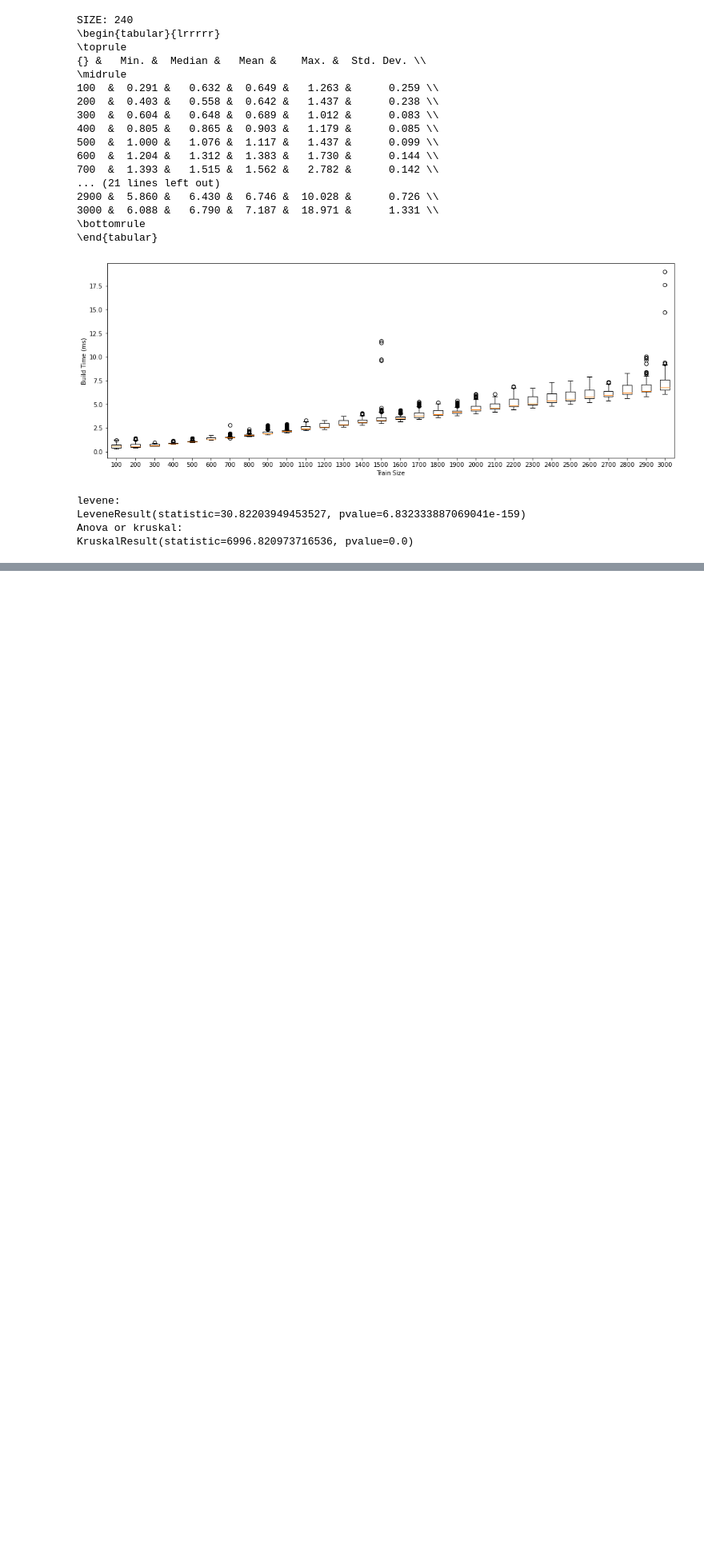
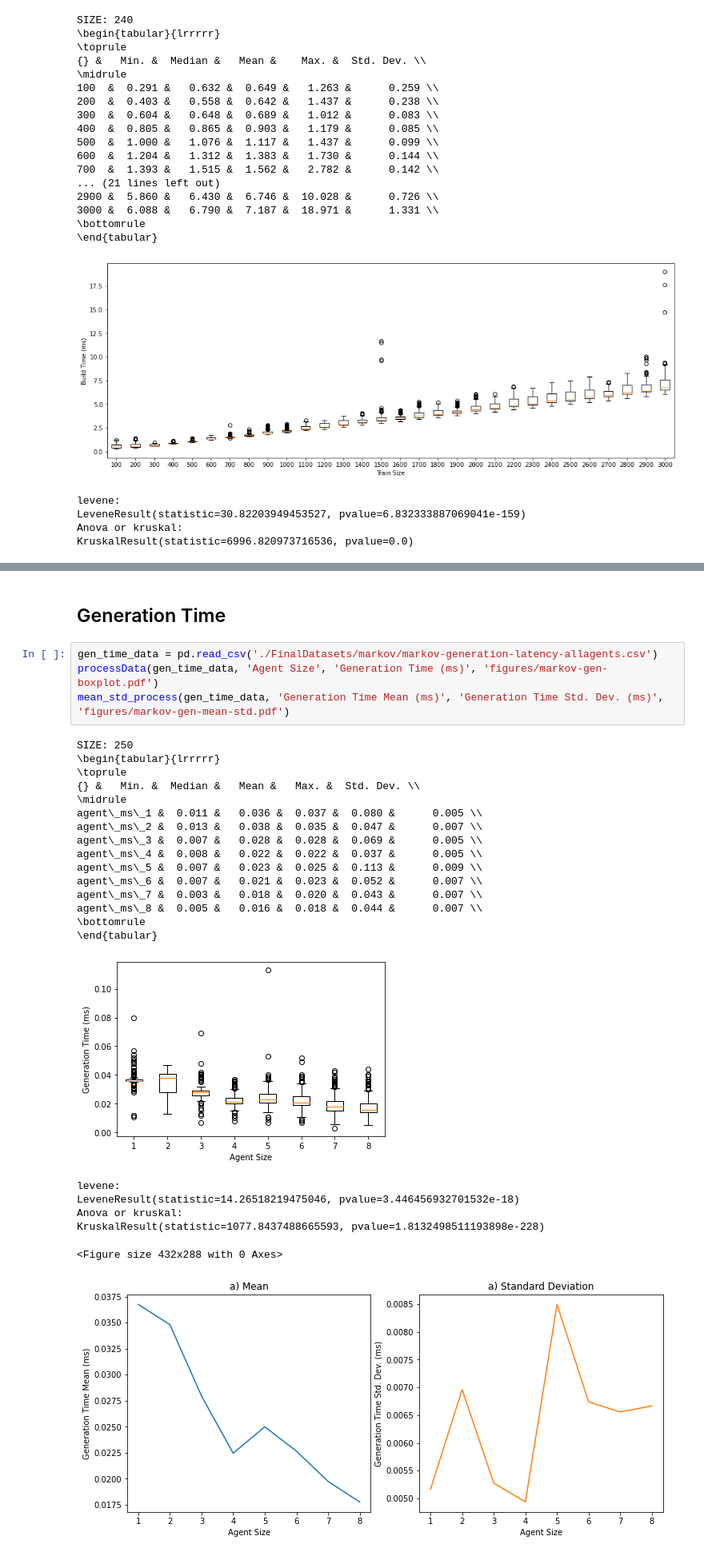
Before and after one commit to pedro-lucas-bravo/master_thesis_data_analysis, a Jupyter notebook: 6-markov.ipynb, the cells around one changed output, grey strips where cells are left out. Shown at 80% size. Cells and saved outputs as stored; diff of their text form; blank space fills up the shorter version.

```diff
--- a/6-markov.ipynb
+++ b/6-markov.ipynb
@@ -280,0 +281,29 @@ LinregressResult(slope=0.002305298322209862, intercept=0.02962496168582529, rval
+# %% [markdown]
+## Generation Time
+# %%
+gen_time_data = pd.read_csv('./FinalDatasets/markov/markov-generation-latency-allagents.csv')
+processData(gen_time_data, 'Agent Size', 'Generation Time (ms)', 'figures/markov-gen-boxplot.pdf')
+mean_std_process(gen_time_data, 'Generation Time Mean (ms)', 'Generation Time Std. Dev. (ms)', 'figures/markov-gen-mean-std.pdf')
+# %% [output]
+SIZE: 250
+\begin{tabular}{lrrrrr}
+\toprule
+{} &   Min. &  Median &   Mean &   Max. &  Std. Dev. \\
+\midrule
+agent\_ms\_1 &  0.011 &   0.036 &  0.037 &  0.080 &      0.005 \\
+agent\_ms\_2 &  0.013 &   0.038 &  0.035 &  0.047 &      0.007 \\
+agent\_ms\_3 &  0.007 &   0.028 &  0.028 &  0.069 &      0.005 \\
+agent\_ms\_4 &  0.008 &   0.022 &  0.022 &  0.037 &      0.005 \\
+agent\_ms\_5 &  0.007 &   0.023 &  0.025 &  0.113 &      0.009 \\
+agent\_ms\_6 &  0.007 &   0.021 &  0.023 &  0.052 &      0.007 \\
+agent\_ms\_7 &  0.003 &   0.018 &  0.020 &  0.043 &      0.007 \\
+agent\_ms\_8 &  0.005 &   0.016 &  0.018 &  0.044 &      0.007 \\
+\bottomrule
+\end{tabular}
+[figure, added]
+levene:
+LeveneResult(statistic=14.26518219475046, pvalue=3.446456932701532e-18)
+Anova or kruskal:
+KruskalResult(statistic=1077.8437488665593, pvalue=1.8132498511193898e-228)
+<Figure size 432x288 with 0 Axes>
+[figure, added]
```
Also changed, not shown: parts of 3 cells of this notebook, 34 other files.
